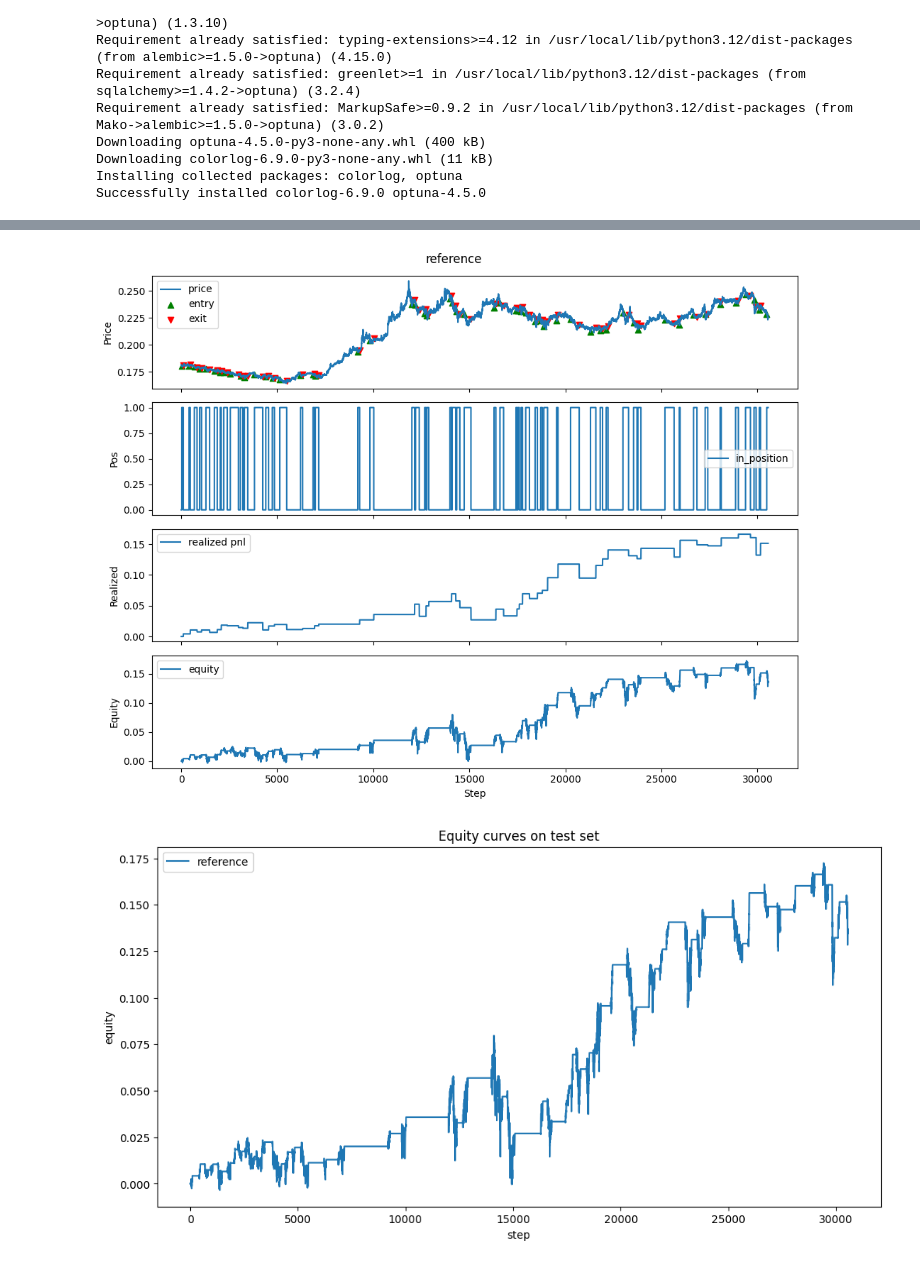
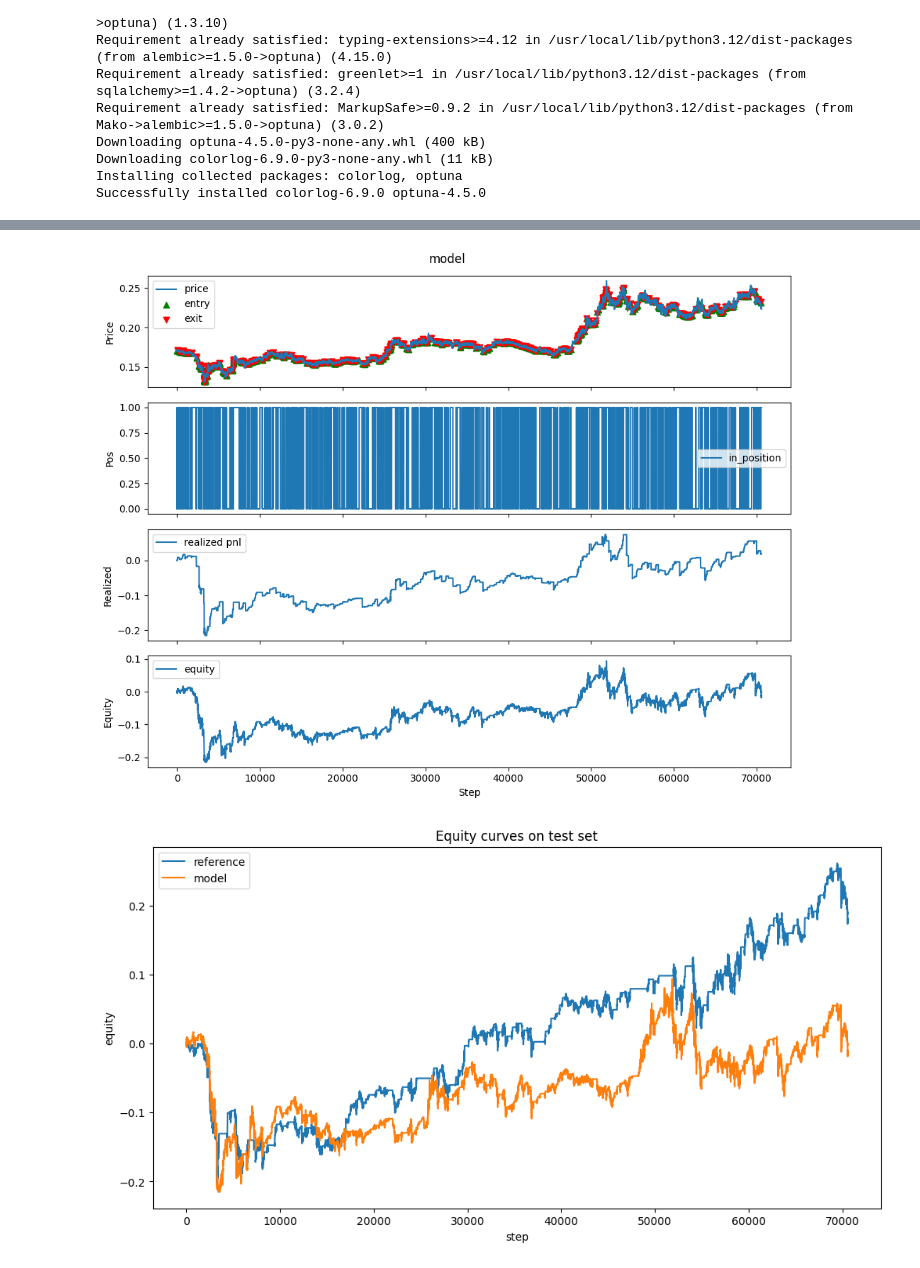
Before and after one commit to SIA86/pretrained_rl_ppo_model, a Jupyter notebook: main.ipynb, the cells around one changed output, grey strips where cells are left out. Drawn from its saved outputs; the diff is of its cells as text; code cells hidden in the pictures.

```diff
--- a/main.ipynb
+++ b/main.ipynb
@@ -165,12 +302,7 @@ optimize_ref_strategy_hyperparameters(df[-300000:], n_trials=20)
 # %%
 # @title Параметры
-# PATH_TO_DATA = "dummy_df.joblib"  # <-- provide path
-PATH_TO_DATA = "/content/drive/MyDrive/stocks/Data/DOGEUSDT/raw_data/DOGEUSDT_1m_2024-01-01_to_2025-05-23.joblib"
-START = "2024-01-20"
-END = "2025-05-23"
-TIMESTAMP_COL = "timestamp"          # column with timestamps
+
 SPLITS = (0.8, 0.10, 0.10)
-
 SEQ_LEN = 5
 BATCH_SIZE = 512
 UNITS_PER_LAYER = [64]
@@ -193,7 +325,7 @@ SLIPPAGE = 0.0001
 T = None
 
 FEATURES = ['Open', 'High', 'Low', 'Close', 'Volume']
-for i in [49, 98, 140]:
+for i in [189, 210, 217]:
   inds = [f'EMA_{i}', f'SMA_{i}', f'ADX_{i}', f'ATR_{i}', f'RSI_{i}', f'MACD_{i}', f'MACD_signal_{i}', f'MACD_hist_{i}',
       f'STOCH_K_{i}', f'STOCH_D_{i}', f'BOLL_MID_{i}', f'BOLL_UP_{i}', f'BOLL_DN_{i}',
       f'CCI_{i}', f'WILLR_{i}', f'MFI_{i}', f'ROC_{i}', f'VWAP_{i}']
@@ -295,8 +352,8 @@ df['Signal_Rule'] = np.where(buy_sig, 1, np.where(sell_sig, -1, 0)).astype(np.in
 df = soft_signal_labels_gaussian(
     df,
     side_long = True,
-    blur_window=100,
-    blur_sigma=10,
+    blur_window=200,
+    blur_sigma=20,
     mae_lambda=5,
 
 )
@@ -350,7 +393,7 @@ builder = DatasetBuilderForYourColumns(
     sw_mode="ClassBalance",
     feature_cols = FEATURES,
     account_cols = ACCOUNT_F,
-    betta = 0.75 # процент сэмплов
+    betta = 0.6 # процент сэмплов
 )
 splits = builder.fit_transform(enriched, return_indices=True)
 train_ds, val_ds, test_ds = builder.as_tf_datasets(splits)
@@ -428,22 +526,6 @@ print("Температуры: ", T)
 T = None
 # %%
 # @title Запуск бэктестов: референс стратегия, модель, учитель
-
-def run_backtest(df, environment):
-    env = environment
-    env.reset()
-    for sig in df['Signal_Rule'].iloc[:-1]:
-        pos = env.position
-        if sig == 1:
-            action = 0 # OPEN
-        elif sig == -1:
-            action = 1 # CLOSE
-        else:
-            action = 2 if pos == 1 else 3 # HOLD or WAIT
-        _, _, done, _ = env.step(action)
-        if done:
-            break
-    return env
 
 def run_backtest_teacher(df, environment):
     env = environment
@@ -474,14 +556,11 @@ LONG_CONFIG = EnvConfig(
     hold_penalty=0.0,     # нет штрафа за бездействие
 )
 
-start, end = int(test_idx[40000]), int(test_idx[-1])
+start, end = int(test_idx[0]), int(test_idx[-1])
 df_bt = enriched.iloc[start:end+2].copy()
 
 env_ref = BacktestEnv(df_bt, cfg=LONG_CONFIG, price_col='Open', ppo_true=False)
-sim_ref = run_backtest(df_bt, env_ref)
-sim_ref.plot("reference")
-print('Метрики референс стратегии:')
-print(sim_ref.metrics_report())
+sim_ref = run_backtest(env_ref)
 
 # env_tch = BacktestEnv(df_bt, cfg=LONG_CONFIG, price_col='Open')
 # sim_tch = run_backtest_teacher(df_bt, env_tch)
@@ -493,29 +572,30 @@ def model_infer(inputs, training=False):
     logits = model(inputs, training=False)
     return logits / T if T is not None else logits
 
-# env_model = run_backtest_with_logits(
-#     enriched,
-#     model_infer,
-#     feature_stats=builder.stats_features,
-#     seq_len=SEQ_LEN,
-#     start=start,
-#     feature_cols=builder.feature_names,
-#     price_col='Open',
-#     cfg=LONG_CONFIG,
-#     q_threshold = 0.70
-# )
-# env_model.plot("model")
-# print('\nМетрики модели:')
-# print(env_model.metrics_report())
+env_model = run_backtest_with_logits(
+     enriched,
+     model_infer,
+     feature_stats=builder.stats_features,
+     seq_len=SEQ_LEN,
+     start=start,
+     feature_cols=builder.feature_names,
+     price_col='Open',
+     cfg=LONG_CONFIG,
+     q_threshold = 0.550
+)
+
+env_model.plot("model")
+print('\nМетрики модели:')
+print(env_model.metrics_report())
 
 
 log_ref = sim_ref.logs()
-# log_model = env_model.logs()
+log_model = env_model.logs()
 # log_teacher = sim_tch.logs()
 
 plt.figure(figsize=(12,6))
 plt.plot(log_ref['equity'], label='reference')
-# plt.plot(log_model['equity'], label='model')
+plt.plot(log_model['equity'], label='model')
 # plt.plot(log_teacher['equity'], label='teacher')
 plt.legend()
 plt.title('Equity curves on test set')
@@ -535,4 +608,4 @@ Sharpe ratio: 0.9672
-[figure, old version]
+[figure, new version]
-[figure, old version]
+[figure, new version]
 # %%
 # @title PPO training parameters
```
Also changed, not shown: parts of 19 cells of this notebook, 5 other files.
